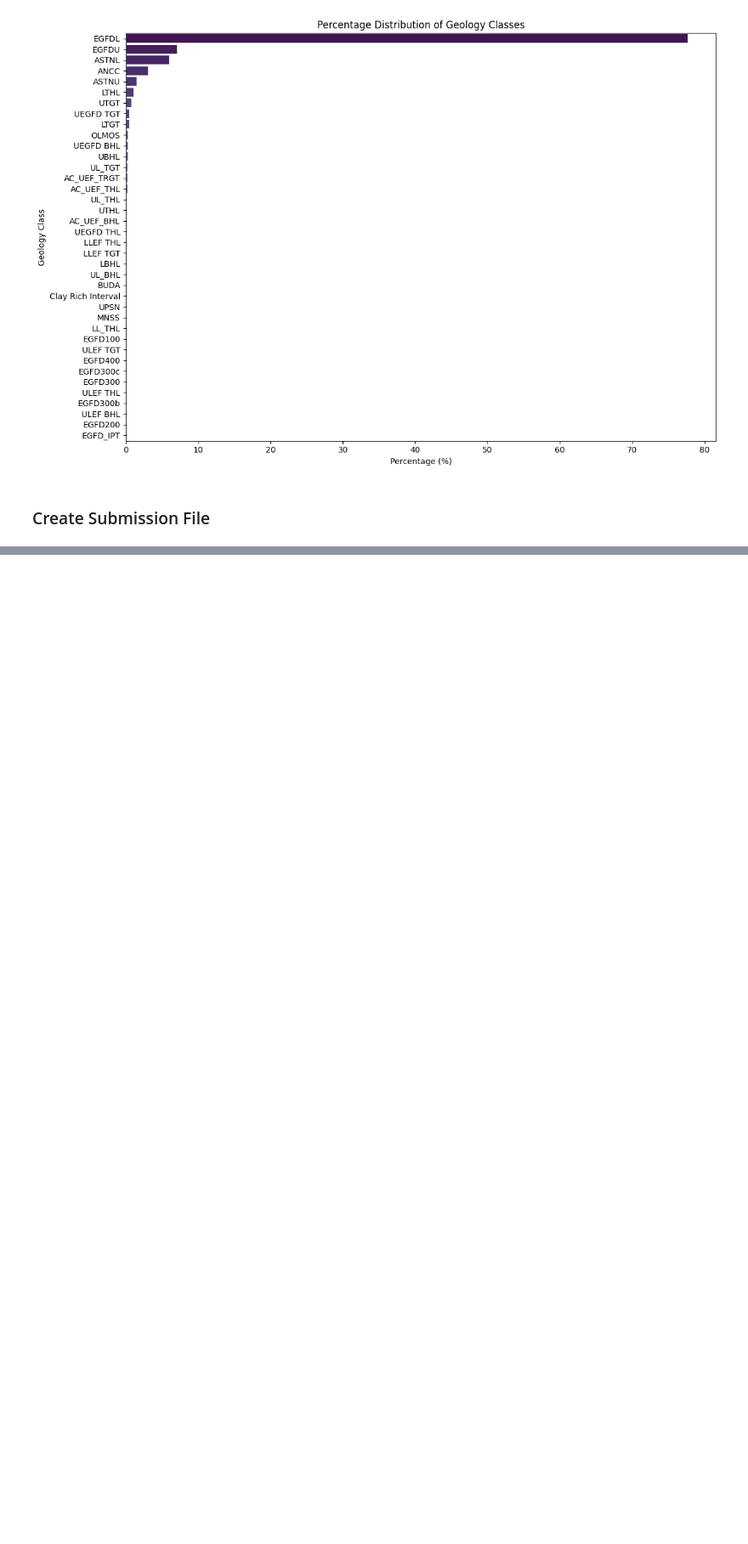
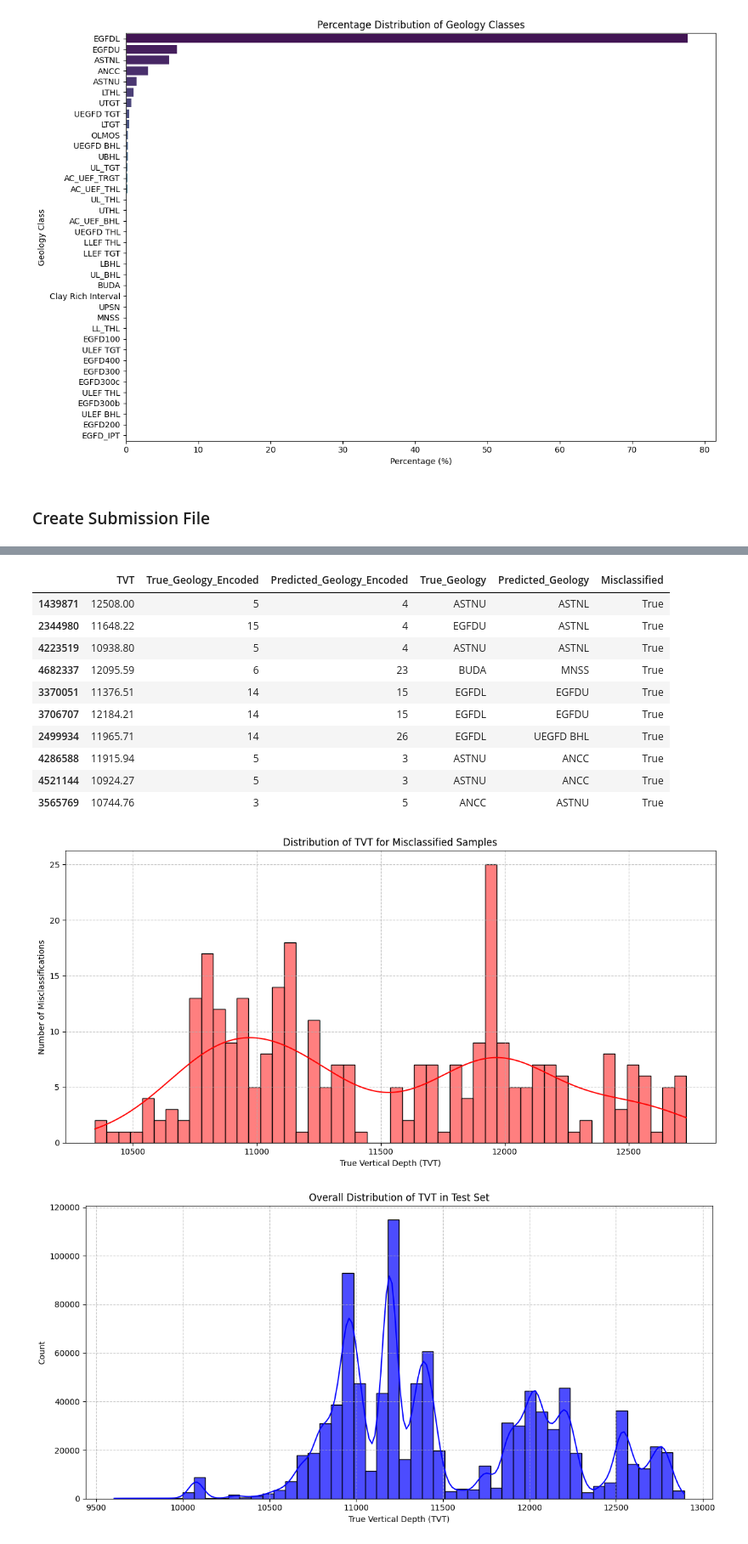
Before and after one commit to rka0285058-afk/Artificial-Intelligence, a Jupyter notebook: Wellbore_Geologyipynb.ipynb, the cells around one changed output, grey strips where cells are left out. Shown at 85% size. Saved outputs shown, nothing was run; the diff lists cells and outputs as text; code cells hidden in the pictures; blank space fills up the shorter version.

```diff
--- a/Wellbore_Geologyipynb.ipynb
+++ b/Wellbore_Geologyipynb.ipynb
@@ -728,0 +792,53 @@ files.download('/content/submission.csv')
+# %%
+import pandas as pd
+import matplotlib.pyplot as plt
+import seaborn as sns
+
+# Convert scaled X_test back to DataFrame to get original TVT column
+X_test_df = pd.DataFrame(X_test_scaled, columns=X_test.columns, index=X_test.index)
+
+# Combine TVT, true geology, and predicted geology into a DataFrame for analysis
+performance_df = pd.DataFrame({
+    'TVT': X_test['TVT'],
+    'True_Geology_Encoded': y_test,
+    'Predicted_Geology_Encoded': y_pred
+})
+
+# Inverse transform encoded labels to original geology names
+performance_df['True_Geology'] = label_encoder.inverse_transform(performance_df['True_Geology_Encoded'])
+performance_df['Predicted_Geology'] = label_encoder.inverse_transform(performance_df['Predicted_Geology_Encoded'])
+
+# Identify misclassifications
+performance_df['Misclassified'] = performance_df['True_Geology'] != performance_df['Predicted_Geology']
+
+misclassified_samples = performance_df[performance_df['Misclassified']]
+
+print(f"Total test samples: {len(performance_df)}")
+print(f"Total misclassified samples: {len(misclassified_samples)}")
+
+if not misclassified_samples.empty:
+    print("\nFirst 10 misclassified samples:")
+    display(misclassified_samples.head(10))
+
+    # Visualize TVT distribution for misclassified samples
+    plt.figure(figsize=(12, 6))
+    sns.histplot(misclassified_samples['TVT'], bins=50, kde=True, color='red')
+    plt.title('Distribution of TVT for Misclassified Samples')
+    plt.xlabel('True Vertical Depth (TVT)')
+    plt.ylabel('Number of Misclassifications')
+    plt.grid(True, linestyle='--', alpha=0.7)
+    plt.tight_layout()
+    plt.show()
+else:
+    print("\nNo misclassifications found in the test set. Model achieved 100% accuracy.")
+
+# Also plot the overall TVT distribution for context
+plt.figure(figsize=(12, 6))
+sns.histplot(performance_df['TVT'], bins=50, kde=True, color='blue', alpha=0.7)
+plt.title('Overall Distribution of TVT in Test Set')
+plt.xlabel('True Vertical Depth (TVT)')
+plt.ylabel('Count')
+plt.grid(True, linestyle='--', alpha=0.7)
+plt.tight_layout()
+plt.show()
+# %% [output]
@@ -728,0 +849,13 @@ files.download('/content/submission.csv')
+|  | TVT | True_Geology_Encoded | Predicted_Geology_Encoded | True_Geology | Predicted_Geology | Misclassified |
+| 1439871 | 12508.00 | 5 | 4 | ASTNU | ASTNL | True |
+| 2344980 | 11648.22 | 15 | 4 | EGFDU | ASTNL | True |
+| 4223519 | 10938.80 | 5 | 4 | ASTNU | ASTNL | True |
+| 4682337 | 12095.59 | 6 | 23 | BUDA | MNSS | True |
+| 3370051 | 11376.51 | 14 | 15 | EGFDL | EGFDU | True |
+| 3706707 | 12184.21 | 14 | 15 | EGFDL | EGFDU | True |
+| 2499934 | 11965.71 | 14 | 26 | EGFDL | UEGFD BHL | True |
+| 4286588 | 11915.94 | 5 | 3 | ASTNU | ANCC | True |
+| 4521144 | 10924.27 | 5 | 3 | ASTNU | ANCC | True |
+| 3565769 | 10744.76 | 3 | 5 | ANCC | ASTNU | True |
+[figure, added]
+[figure, added]
```
Also changed, not shown: parts of 25 cells of this notebook.
